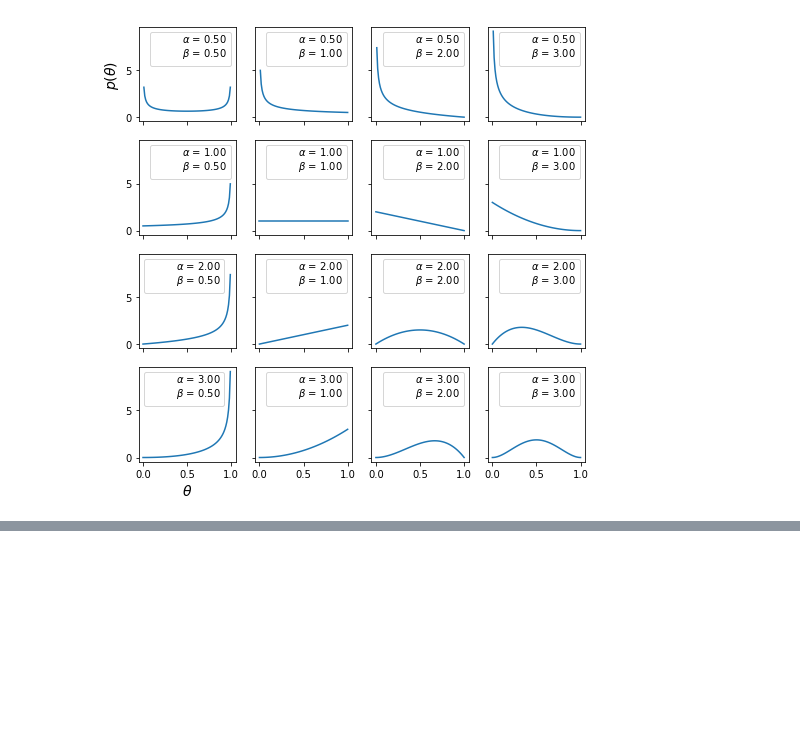
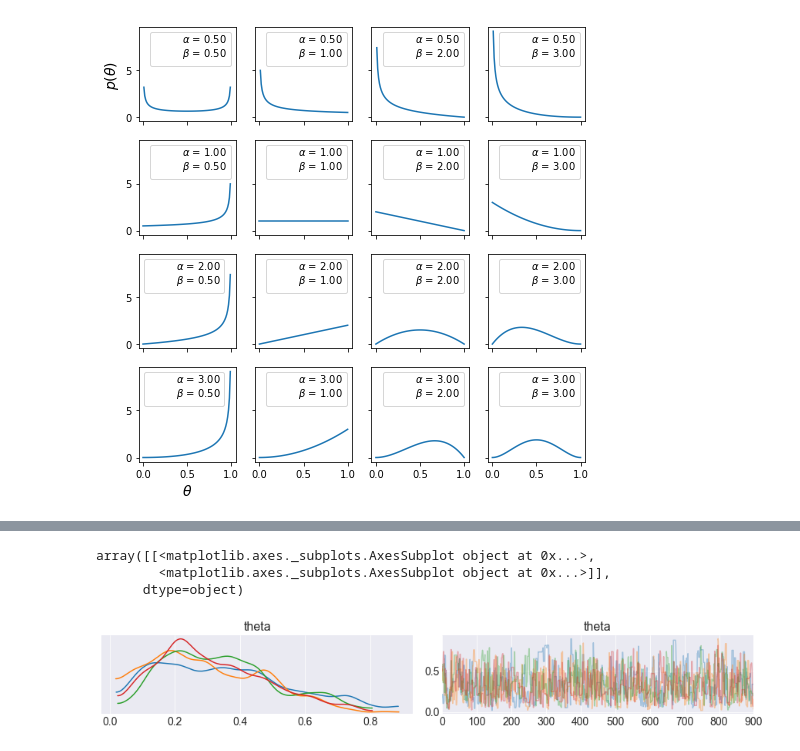
Before and after one commit to shuya106/bayes_repository, a Jupyter notebook: distribution.ipynb, the cells around one changed output, grey strips where cells are left out. Saved outputs shown, nothing was run; the diff lists cells and outputs as text; code cells hidden in the pictures; blank space fills up the shorter version.

```diff
--- a/distribution.ipynb
+++ b/distribution.ipynb
@@ -40,0 +74,4 @@ Text(0, 0.5, '$p(\\theta)$')
+# %%
+with pm.Model() as our_first_model:
+    theta = pm.Beta("theta", alpha=1, beta=1)
+    y = pm.Bernoulli("y", p=theta, observed=data)
@@ -40,0 +87,9 @@ Text(0, 0.5, '$p(\\theta)$')
+# %%
+burnin = 100
+chain = trace[burnin:]
+az.plot_trace(chain, lines={"theta":theta_real})
+# %% [output]
+array([[<matplotlib.axes._subplots.AxesSubplot object at 0x...>,
+        <matplotlib.axes._subplots.AxesSubplot object at 0x...>]],
+      dtype=object)
+[figure, added]
```
Also changed, not shown: parts of 32 cells of this notebook.
